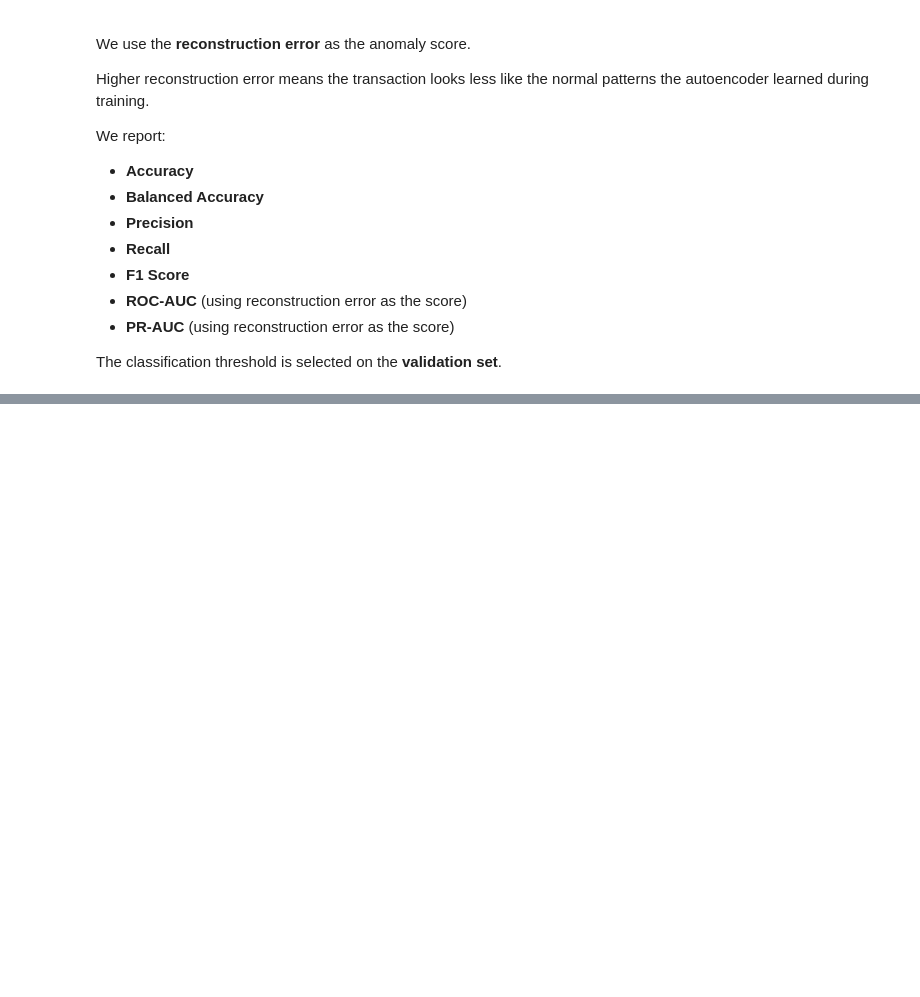
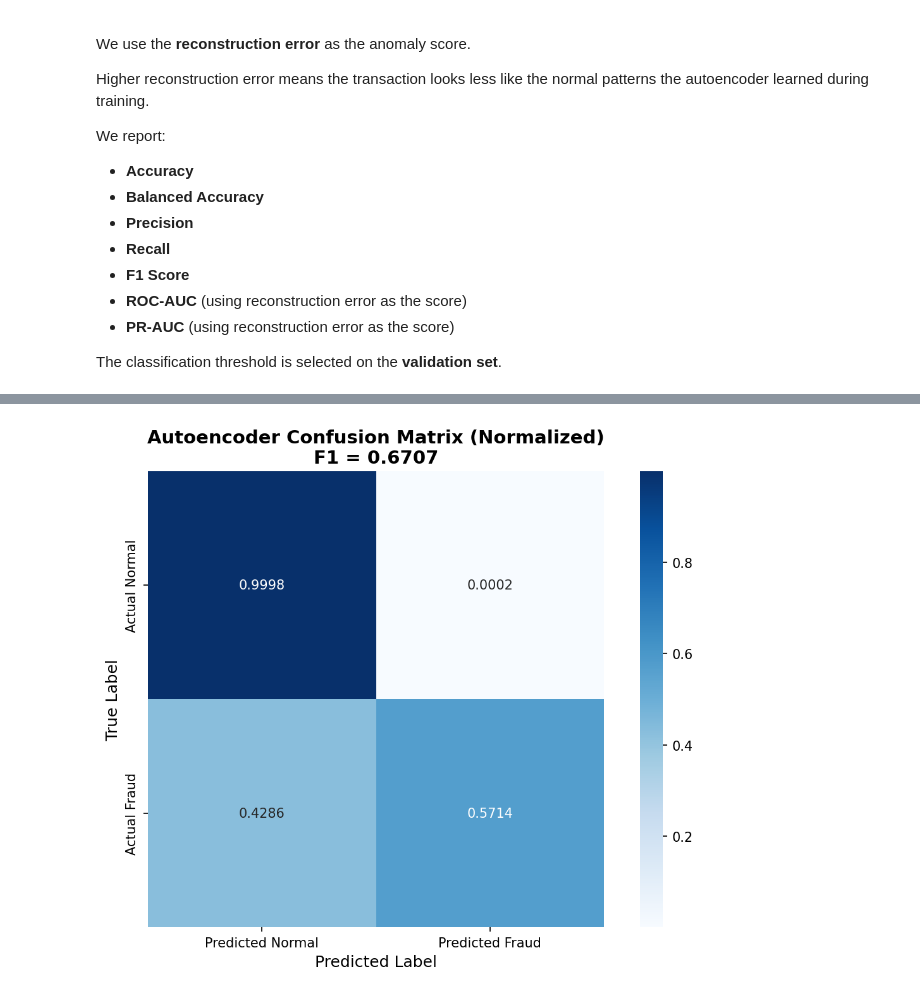
Before and after one commit to xenaria/credit-card-fraud-detection, a Jupyter notebook: Autoencoder.ipynb, the cells around one changed output, grey strips where cells are left out. Drawn from its saved outputs; the diff is of its cells as text; code cells hidden in the pictures; blank space fills up the shorter version.

```diff
--- a/Autoencoder.ipynb
+++ b/Autoencoder.ipynb
@@ -494,0 +576,35 @@ True Positives:  55
+# %%
+import seaborn as sns
+import matplotlib.pyplot as plt
+import numpy as np
+
+# Extract confusion matrix
+cm = test_metrics["confusion_matrix"]
+
+# Normalize by row (actual class)
+cm_normalized = cm.astype('float') / cm.sum(axis=1)[:, np.newaxis]
+
+plt.figure(figsize=(8, 6), dpi=150)
+
+sns.heatmap(
+    cm_normalized,
+    annot=True,
+    fmt='.4f',
+    cmap='Blues',
+    xticklabels=['Predicted Normal', 'Predicted Fraud'],
+    yticklabels=['Actual Normal', 'Actual Fraud'],
+    cbar=True,
+    square=True
+)
+
+plt.title(
+    f'Autoencoder Confusion Matrix (Normalized)\nF1 = {test_metrics["f1"]:.4f}',
+    fontsize=14,
+    fontweight='bold'
+)
+plt.xlabel('Predicted Label', fontsize=12)
+plt.ylabel('True Label', fontsize=12)
+plt.tight_layout()
+plt.show()
+# %% [output]
+[figure, added]
```
Also changed, not shown: parts of 4 cells of this notebook, 3 other files.
